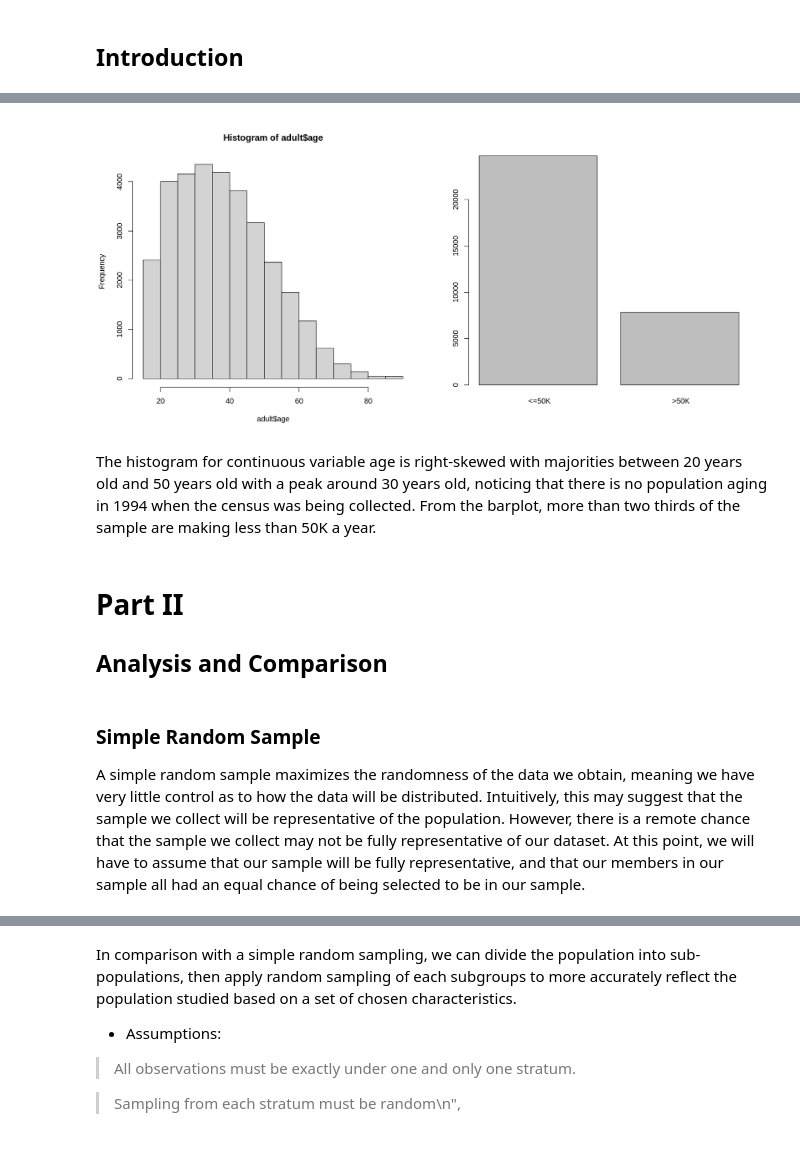
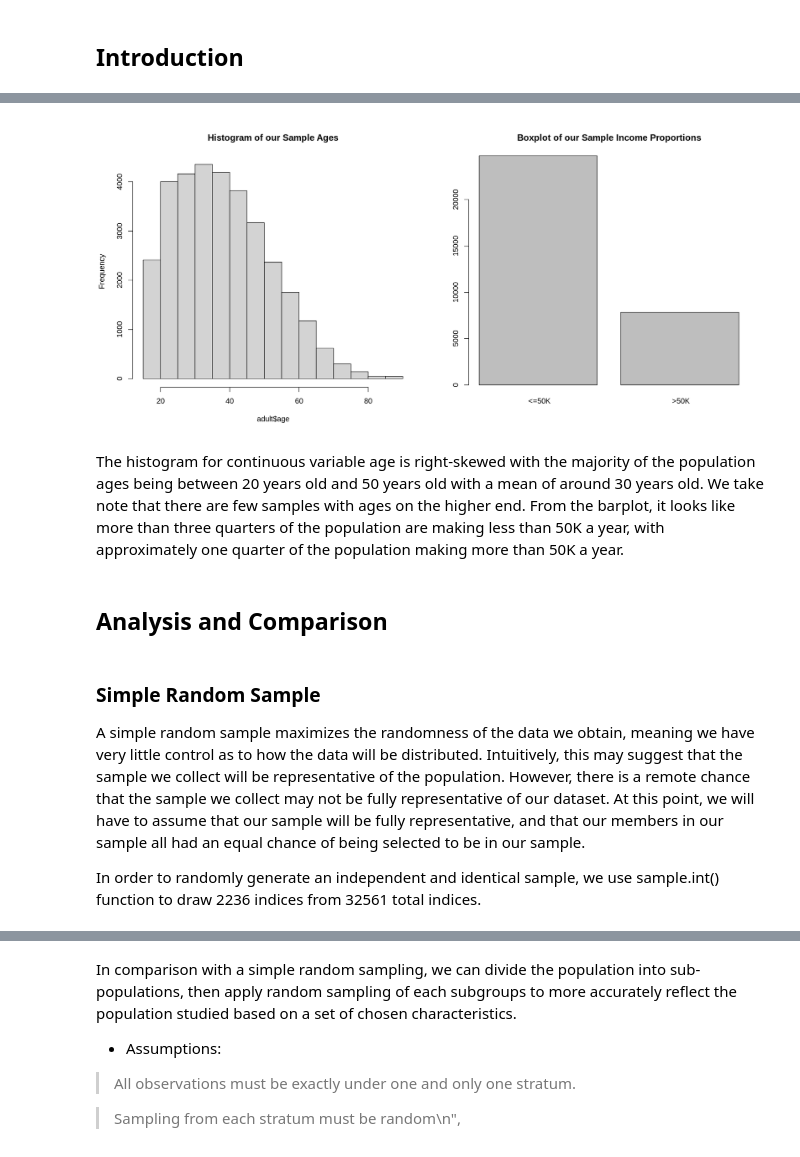
Before and after one commit to MarsZan/STAT-344-Project, a Jupyter notebook: STAT 344 Project.ipynb, the cells around one changed output, grey strips where cells are left out. Saved outputs shown, nothing was run; the diff lists cells and outputs as text; code cells hidden in the pictures.

```diff
--- a/STAT 344 Project.ipynb
+++ b/STAT 344 Project.ipynb
@@ -24,22 +18,0 @@ Once we load the data into R, we can see that our population size is 32561. From
-# %%
-library(tidyverse)
-library(GGally)
-adult <- read.csv("adult.data", header = FALSE)
-column_names <- c("age",
-                  "workclass",
-                  "final_weight",
-                  "education",
-                  "education_num",
-                  "marital_status",
-                  "occupation",
-                  "relationship",
-                  "race",
-                  "sex",
-                  "capital_gain",
-                  "capital_loss",
-                  "hours_per_week",
-                  "native_country",
-                  "income")
-adult <- setNames(adult, column_names)
-adult <- adult %>%
-    mutate(income = as.factor(income))
@@ -67,19 +26,20 @@ In order to randomly generate an independent and identical sample, we use sample
 # %%
 options(repr.plot.width = 15, repr.plot.height = 7)
 par(mfrow=c(1,2))
-hist(adult$age)
-barplot(table(adult$income))
+hist(adult$age, main = "Histogram of our Sample Ages")
+barplot(table(adult$income), main = "Boxplot of our Sample Income Proportions")
 # %% [output]
-[figure, old version]
+[figure, new version]
 # %% [markdown]
-The histogram for continuous variable age is right-skewed with majorities between 20 years old and 50 years old with a peak around 30 years old, noticing that there is no population aging in 1994 when the census was being collected. From the barplot, more than two thirds of the sample are making less than 50K a year.
+The histogram for continuous variable age is right-skewed with the majority of the population ages being between 20 years old and 50 years old with a mean of around 30 years old. We take note that there are few samples with ages on the higher end. From the barplot, it looks like more than three quarters of the population are making less than 50K a year, with approximately one quarter of the population making more than 50K a year.
 # %% [markdown]
-# Part II
 ## Analysis and Comparison
 # %% [markdown]
 ### Simple Random Sample
 
 A simple random sample maximizes the randomness of the data we obtain, meaning we have very little control as to how the data will be distributed. Intuitively, this may suggest that the sample we collect will be representative of the population. However, there is a remote chance that the sample we collect may not be fully representative of our dataset. At this point, we will have to assume that our sample will be fully representative, and that our members in our sample all had an equal chance of being selected to be in our sample.
+
+In order to randomly generate an independent and identical sample, we use sample.int() function to draw 2236 indices from 32561 total indices.
 # %% [markdown]
 #### Binary Population
 Recall that our response variable is the proportion of people that have an income greater that 50K. Sampling from our population, we obtain the sampled mean, 0.2405, with a standard error of [insert equation] 0.0093. The 95% confidence interval is [insert equation], which is [0.2224, 0.2596].
```
Also changed, not shown: parts of 28 cells of this notebook.
